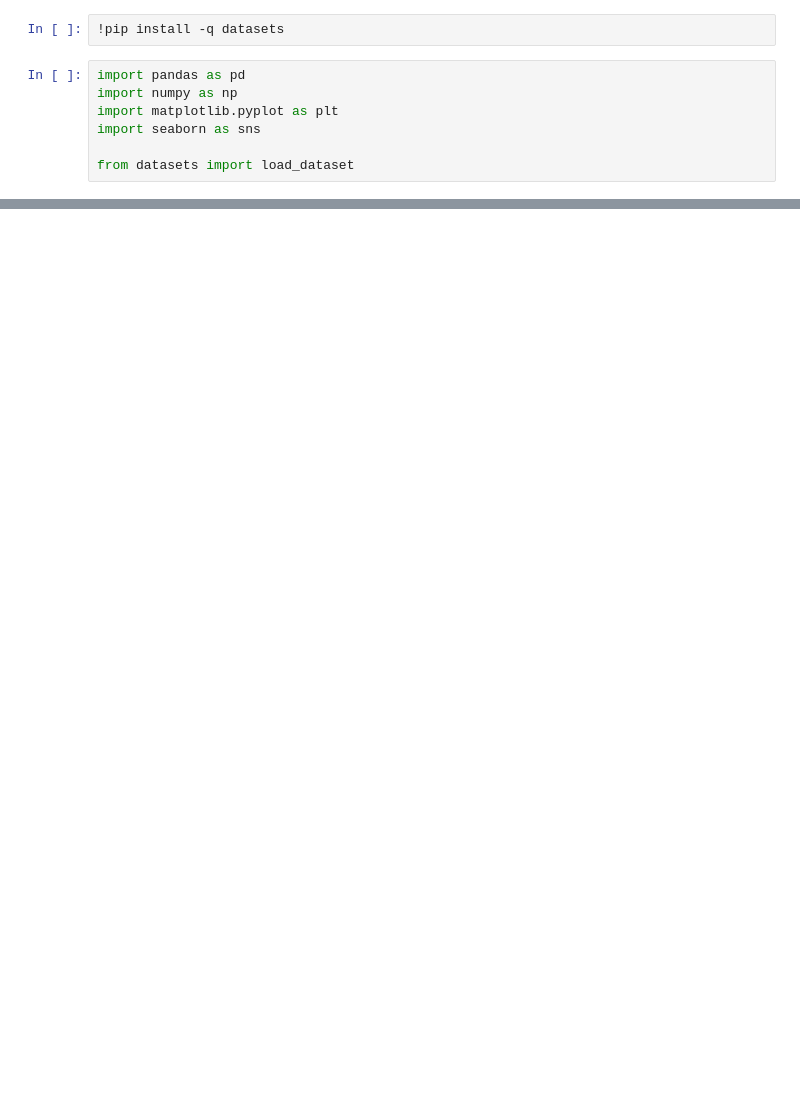
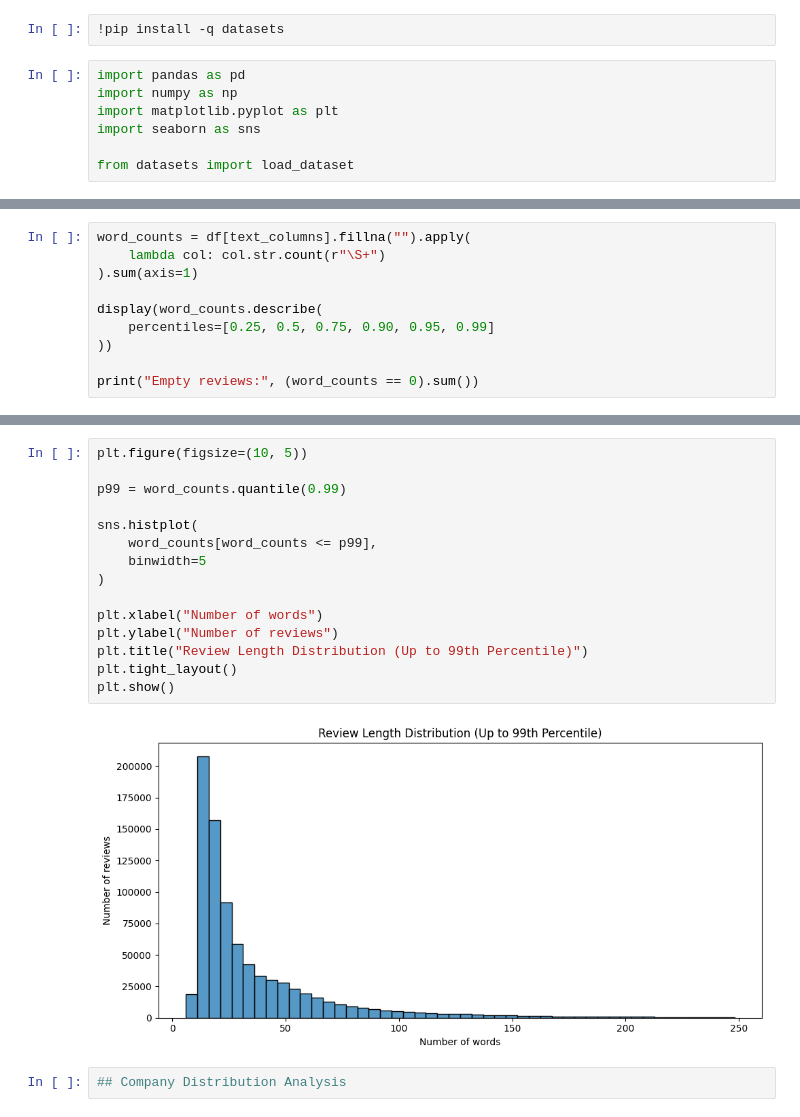
Before and after one commit to Emily-als/worklens-llm, a Jupyter notebook: 01_data_exploration.ipynb, the cells around one changed output, grey strips where cells are left out. Drawn from its saved outputs; the diff is of its cells as text; blank space fills up the shorter version.

```diff
--- a/01_data_exploration.ipynb
+++ b/01_data_exploration.ipynb
@@ -23,0 +213,10 @@ display(df.head())
+# %%
+word_counts = df[text_columns].fillna("").apply(
+    lambda col: col.str.count(r"\S+")
+).sum(axis=1)
+
+display(word_counts.describe(
+    percentiles=[0.25, 0.5, 0.75, 0.90, 0.95, 0.99]
+))
+
+print("Empty reviews:", (word_counts == 0).sum())
@@ -23,0 +238,19 @@ display(df.head())
+# %%
+plt.figure(figsize=(10, 5))
+
+p99 = word_counts.quantile(0.99)
+
+sns.histplot(
+    word_counts[word_counts <= p99],
+    binwidth=5
+)
+
+plt.xlabel("Number of words")
+plt.ylabel("Number of reviews")
+plt.title("Review Length Distribution (Up to 99th Percentile)")
+plt.tight_layout()
+plt.show()
+# %% [output]
+[figure, added]
+# %%
+## Company Distribution Analysis
```
Also changed, not shown: parts of 17 cells of this notebook.
